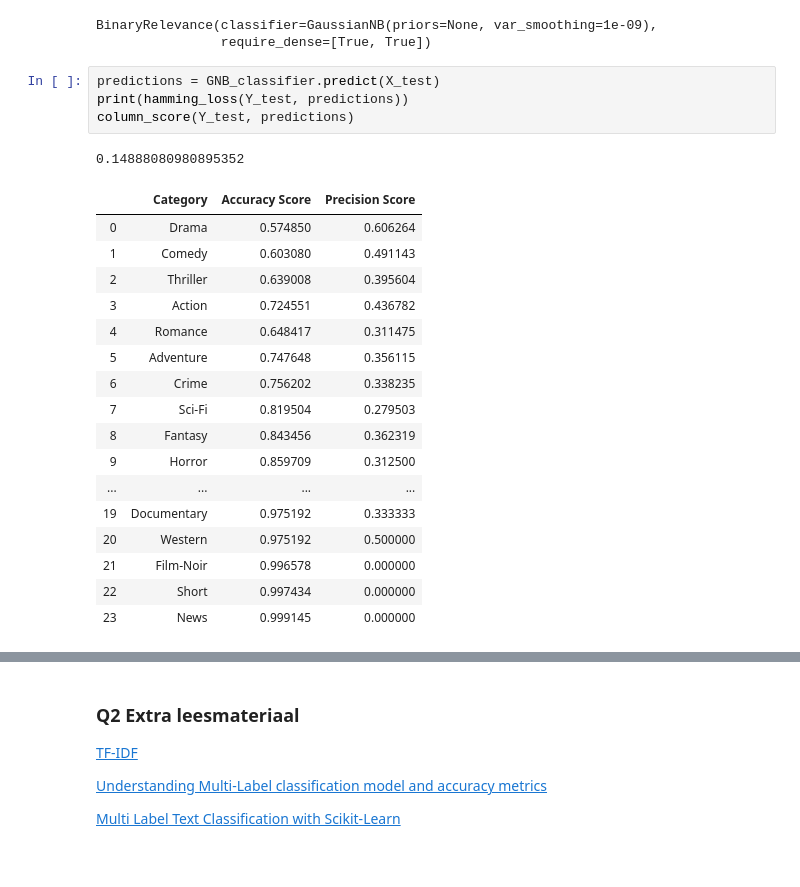
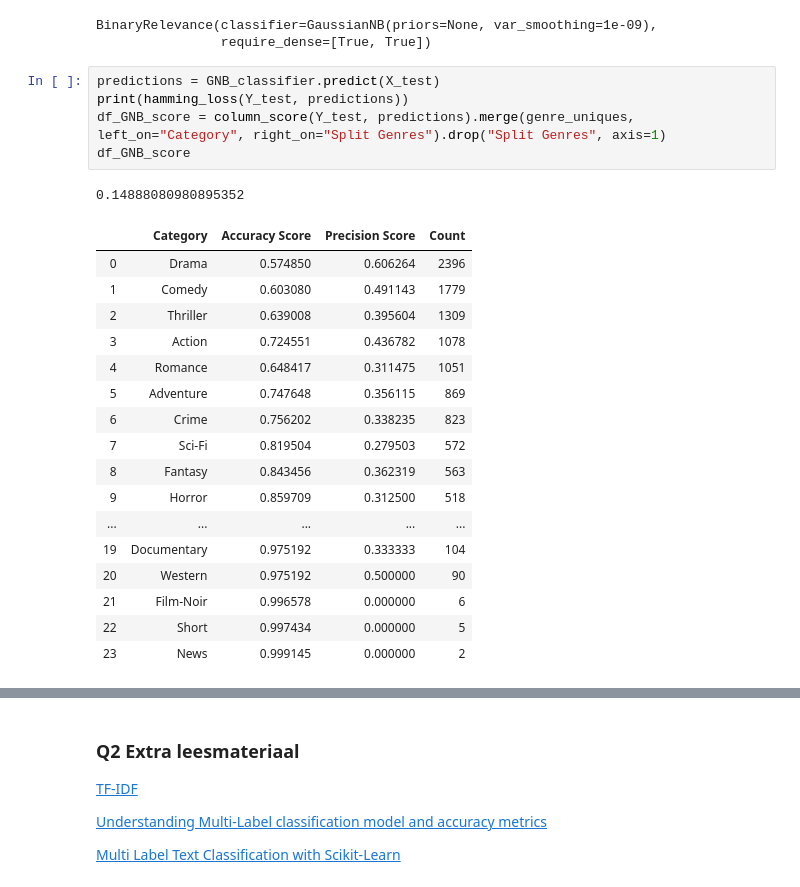
Before and after one commit to Casper-Smet/movie-revenue-predictions, a Jupyter notebook: individual_questions/Q2/plot-keywords.ipynb, the cells around one changed output, grey strips where cells are left out. Cells and saved outputs as stored; diff of their text form.

```diff
--- a/individual_questions/Q2/plot-keywords.ipynb
+++ b/individual_questions/Q2/plot-keywords.ipynb
@@ -425,23 +433,24 @@ BinaryRelevance(classifier=GaussianNB(priors=None, var_smoothing=1e-09),
 # %%
 predictions = GNB_classifier.predict(X_test)
 print(hamming_loss(Y_test, predictions))
-column_score(Y_test, predictions)
+df_GNB_score = column_score(Y_test, predictions).merge(genre_uniques, left_on="Category", right_on="Split Genres").drop("Split Genres", axis=1)
+df_GNB_score
 # %% [output]
 0.14888080980895352
-|  | Category | Accuracy Score | Precision Score |
-| 0 | Drama | 0.574850 | 0.606264 |
-| 1 | Comedy | 0.603080 | 0.491143 |
-| 2 | Thriller | 0.639008 | 0.395604 |
-| 3 | Action | 0.724551 | 0.436782 |
-| 4 | Romance | 0.648417 | 0.311475 |
-| 5 | Adventure | 0.747648 | 0.356115 |
-| 6 | Crime | 0.756202 | 0.338235 |
-| 7 | Sci-Fi | 0.819504 | 0.279503 |
-| 8 | Fantasy | 0.843456 | 0.362319 |
-| 9 | Horror | 0.859709 | 0.312500 |
-| ... | ... | ... | ... |
-| 19 | Documentary | 0.975192 | 0.333333 |
-| 20 | Western | 0.975192 | 0.500000 |
-| 21 | Film-Noir | 0.996578 | 0.000000 |
-| 22 | Short | 0.997434 | 0.000000 |
-| 23 | News | 0.999145 | 0.000000 |
+|  | Category | Accuracy Score | Precision Score | Count |
+| 0 | Drama | 0.574850 | 0.606264 | 2396 |
+| 1 | Comedy | 0.603080 | 0.491143 | 1779 |
+| 2 | Thriller | 0.639008 | 0.395604 | 1309 |
+| 3 | Action | 0.724551 | 0.436782 | 1078 |
+| 4 | Romance | 0.648417 | 0.311475 | 1051 |
+| 5 | Adventure | 0.747648 | 0.356115 | 869 |
+| 6 | Crime | 0.756202 | 0.338235 | 823 |
+| 7 | Sci-Fi | 0.819504 | 0.279503 | 572 |
+| 8 | Fantasy | 0.843456 | 0.362319 | 563 |
+| 9 | Horror | 0.859709 | 0.312500 | 518 |
+| ... | ... | ... | ... | ... |
+| 19 | Documentary | 0.975192 | 0.333333 | 104 |
+| 20 | Western | 0.975192 | 0.500000 | 90 |
+| 21 | Film-Noir | 0.996578 | 0.000000 | 6 |
+| 22 | Short | 0.997434 | 0.000000 | 5 |
+| 23 | News | 0.999145 | 0.000000 | 2 |
```
Also changed, not shown: parts of 16 cells of this notebook.
